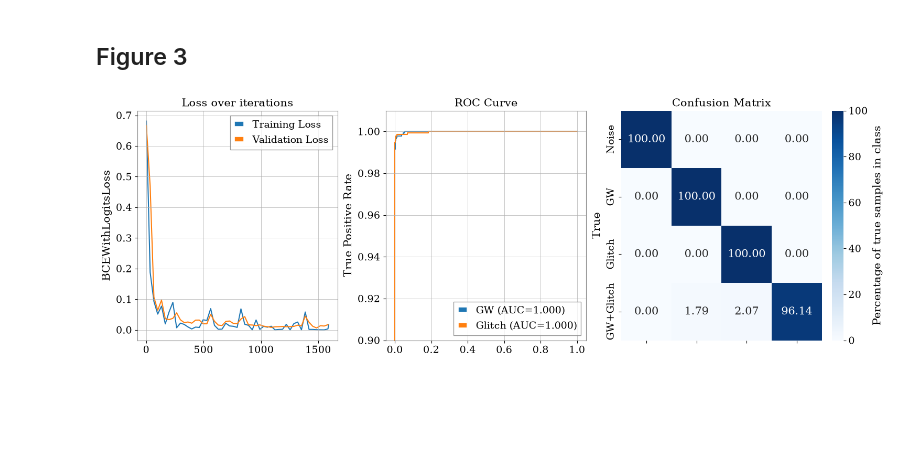
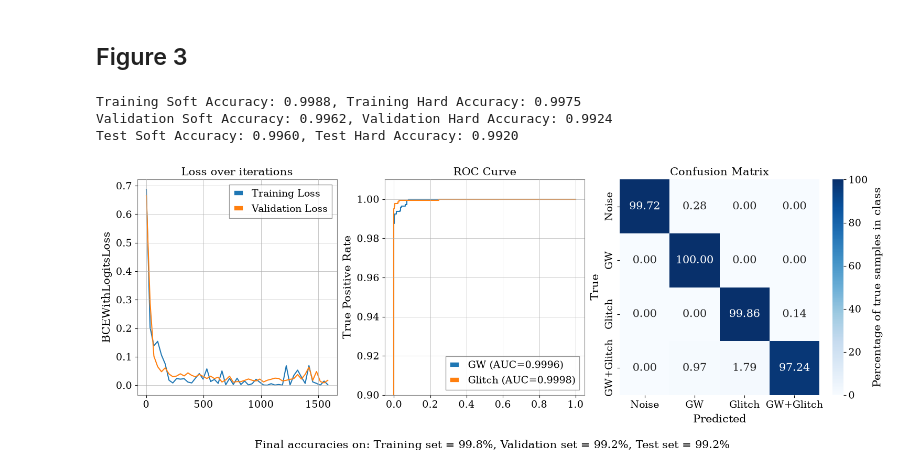
Before and after one commit to AryamannRao/LISAGlitchSignalClassifier, a Jupyter notebook: src/notebooks/figure_generator.ipynb, the cells around one changed output. Cells and saved outputs as stored; diff of their text form; code cells hidden in the pictures; blank space fills up the shorter version.

```diff
--- a/src/notebooks/figure_generator.ipynb
+++ b/src/notebooks/figure_generator.ipynb
@@ -456,7 +477,14 @@ plt.show()
 # %%
-lm_results_path = TRAINING_RESULTS/ 'run_290726_215845'
+lm_results_path = TRAINING_RESULTS/ 'run_010826_203219'
 lm_results = torch.load(lm_results_path / 'results.pt')
 lm_iters, lm_train_loss, lm_valid_loss, *_ = lm_results
+
+model = CNN(width=6, bn=True, normalise=True)
+device = torch.device("mps")
+weights_path = lm_results_path / 'model_weights.pth'
+model.load_state_dict(torch.load(weights_path, map_location=device))
+model.to(device)
+model.eval()
 
 data = np.load(lm_results_path / 'roc_curves.npz')
 
@@ -472,3 +525,20 @@ lm_cm = np.load(lm_results_path / 'confusion_matrix.npz')['cm']
+# %%
+train_loader = DataLoader(train_dataset, batch_size=64)
+train_soft_acc, train_hard_acc = accuracy(model, train_loader)
+
+val_loader = DataLoader(val_dataset, batch_size=64)
+val_soft_acc, val_hard_acc = accuracy(model, val_loader)
+
+test_loader = DataLoader(test_dataset, batch_size=64)
+test_soft_acc, test_hard_acc = accuracy(model, test_loader)
+
+print(f"Training Soft Accuracy: {train_soft_acc:.4f}, Training Hard Accuracy: {train_hard_acc:.4f}")
+print(f"Validation Soft Accuracy: {val_soft_acc:.4f}, Validation Hard Accuracy: {val_hard_acc:.4f}")
+print(f"Test Soft Accuracy: {test_soft_acc:.4f}, Test Hard Accuracy: {test_hard_acc:.4f}")
+# %% [output]
+Training Soft Accuracy: 0.9988, Training Hard Accuracy: 0.9975
+Validation Soft Accuracy: 0.9962, Validation Hard Accuracy: 0.9924
+Test Soft Accuracy: 0.9960, Test Hard Accuracy: 0.9920
 # %%
 import matplotlib as mpl
 
@@ -487,8 +557,8 @@ label_size = mpl.rcParams["axes.labelsize"]
 
 # Loss
 axes[0].plot(
-    lm_iters[:len(lm_train_loss)],
-    lm_train_loss,
+    lm_iters[:len(lm_train_loss)][:-1],
+    lm_train_loss[:-1],
     label='Training Loss'
 )
 axes[0].plot(
@@ -505,43 +575,53 @@ axes[0].legend()
 axes[1].plot(
     fpr_gw_lm,
     tpr_gw_lm,
-    label=f"GW (AUC={auc_gw_lm:.3f})"
+    label=f"GW (AUC={auc_gw_lm:.4f})"
 )
 
 axes[1].plot(
     fpr_glitch_lm,
     tpr_glitch_lm,
-    label=f"Glitch (AUC={auc_glitch_lm:.3f})"
+    label=f"Glitch (AUC={auc_glitch_lm:.4f})"
 )
 
 #axes[1].set_xlim(0,1)
 axes[1].set_ylim(0.9,1.01)
 axes[1].set_ylabel("True Positive Rate")
 axes[1].set_title("ROC Curve")
 axes[1].legend()
 
 # Confusion matrix
 sns.heatmap(
     lm_cm,
     annot=True,
     cmap="Blues",
     ax=axes[2],
     fmt=".2f",
     xticklabels=labels_names,
     yticklabels=labels_names,
     vmin=0,
     vmax=100
 )
 
-axes[2].tick_params(axis='x', labelbottom=False)
+axes[2].tick_params(axis='x', labelbottom=True)
 axes[2].set_ylabel("True")
+axes[2].set_xlabel("Predicted")
 axes[2].set_title("Confusion Matrix")
 axes[2].collections[0].colorbar.set_label(
     "Percentage of true samples in class"
 )
 axes[2].grid(False)
 
+fig.text(
+    0.5, -0.08,
+    f"Final accuracies on: Training set = {train_hard_acc:.1%}, "
+    f"Validation set = {val_hard_acc:.1%}, "
+    f"Test set = {test_hard_acc:.1%}",
+    ha="center",
+    fontsize=15
+)
+
 plt.savefig(FIGURES / "model_performance.png", dpi=300, bbox_inches="tight")
 plt.show()
 # %% [output]
-[figure, old version]
+[figure, new version]
```
Also changed, not shown: parts of 5 cells of this notebook, 12 other files.
